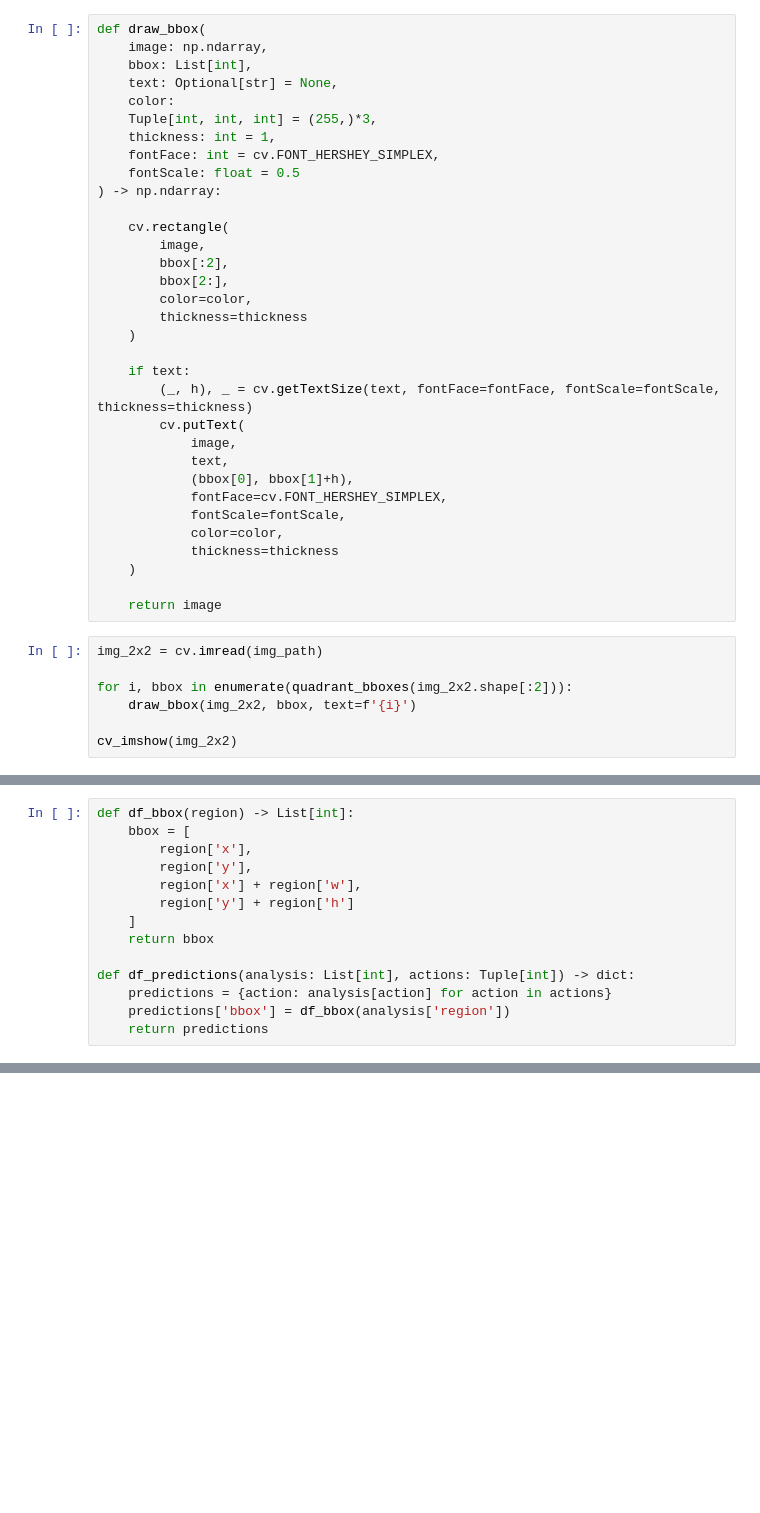
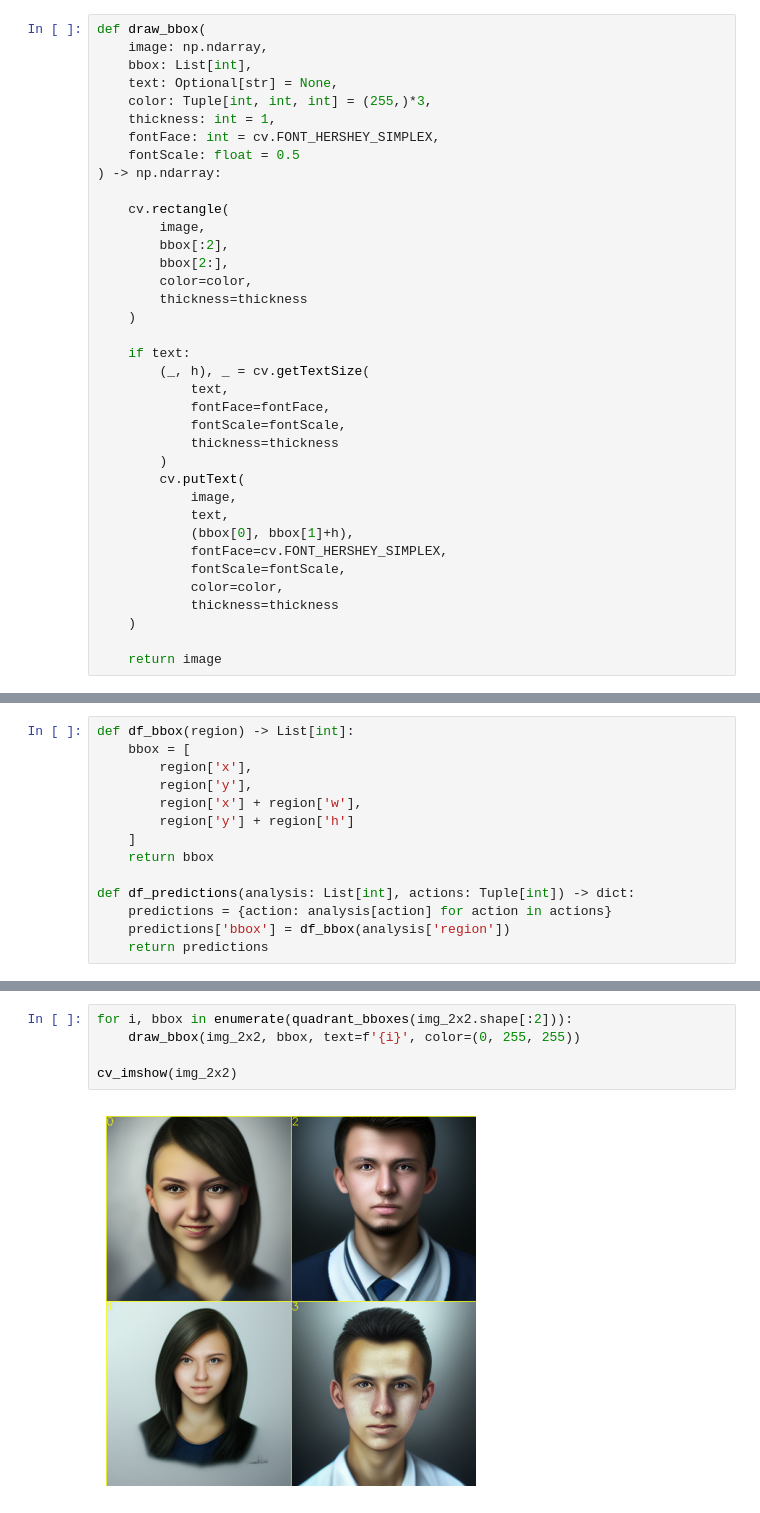
Before and after one commit to TRSS-Research/SAAC, a Jupyter notebook: notebooks/DeepFace Prediction.ipynb, the cells around one changed output, grey strips where cells are left out. Drawn from its saved outputs; the diff is of its cells as text; blank space fills up the shorter version.

Commit message:
Update DeepFace prediction notebook

```diff
--- a/notebooks/DeepFace Prediction.ipynb
+++ b/notebooks/DeepFace Prediction.ipynb
@@ -83,8 +43,7 @@ def draw_bbox(
     image: np.ndarray,
     bbox: List[int],
     text: Optional[str] = None,
-    color:
-    Tuple[int, int, int] = (255,)*3,
+    color: Tuple[int, int, int] = (255,)*3,
     thickness: int = 1,
     fontFace: int = cv.FONT_HERSHEY_SIMPLEX,
     fontScale: float = 0.5
@@ -99,7 +58,12 @@ def draw_bbox(
     )
 
     if text:
-        (_, h), _ = cv.getTextSize(text, fontFace=fontFace, fontScale=fontScale, thickness=thickness)
+        (_, h), _ = cv.getTextSize(
+            text,
+            fontFace=fontFace,
+            fontScale=fontScale,
+            thickness=thickness
+        )
         cv.putText(
             image,
             text,
@@ -111,10 +75,3 @@ def draw_bbox(
     )
 
     return image
-# %%
-img_2x2 = cv.imread(img_path)
-
-for i, bbox in enumerate(quadrant_bboxes(img_2x2.shape[:2])):
-    draw_bbox(img_2x2, bbox, text=f'{i}')
-
-cv_imshow(img_2x2)
@@ -201 +183,8 @@ def quadrant_predictions(
+# %%
+for i, bbox in enumerate(quadrant_bboxes(img_2x2.shape[:2])):
+    draw_bbox(img_2x2, bbox, text=f'{i}', color=(0, 255, 255))
+
+cv_imshow(img_2x2)
+# %% [output]
+[figure, added]
 # %%
```
Also changed, not shown: parts of 23 cells of this notebook.
